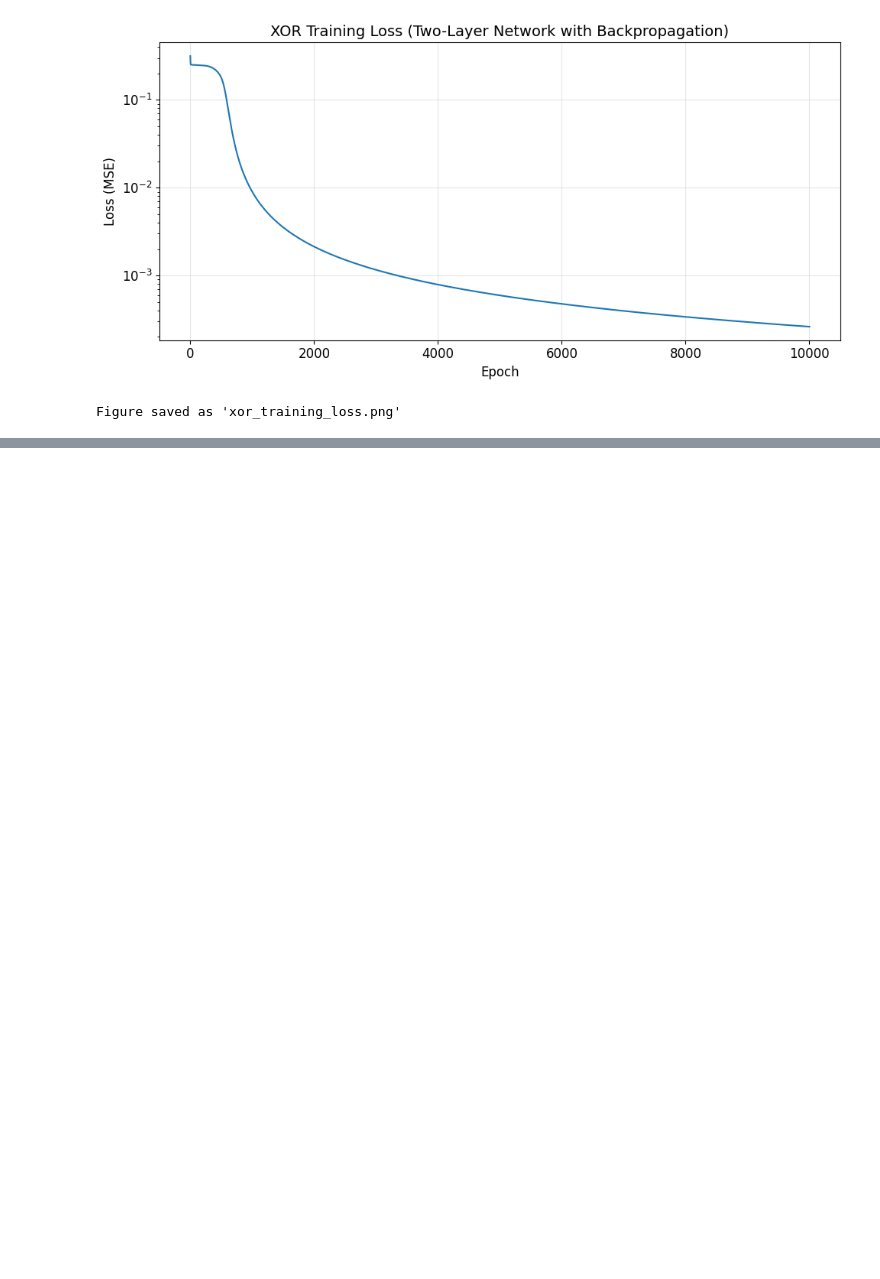
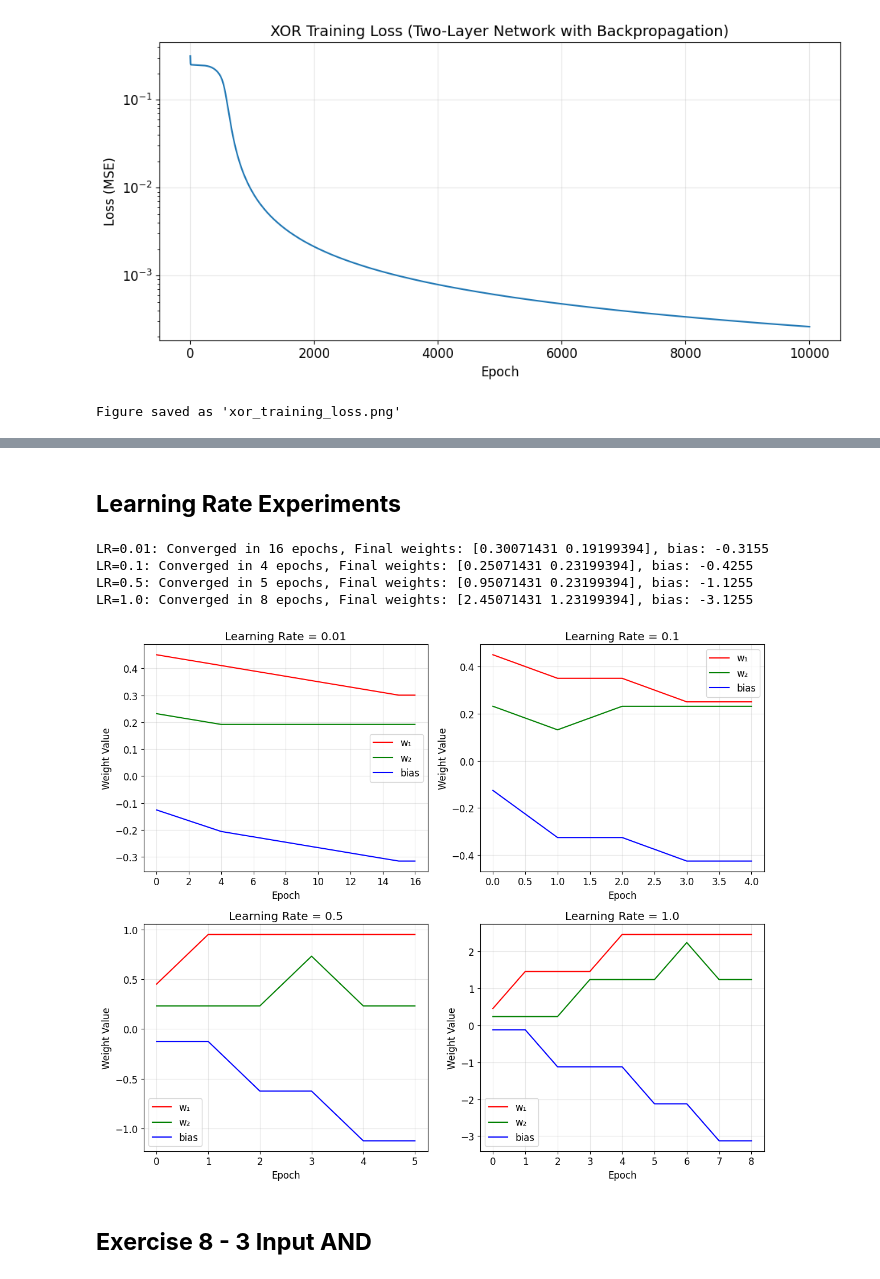
Before and after one commit to eoinocathasaigh/Artificial-Intelligence-Labs, a Jupyter notebook: Lab1.ipynb, the cells around one changed output, grey strips where cells are left out. Drawn from its saved outputs; the diff is of its cells as text; code cells hidden in the pictures; blank space fills up the shorter version.

```diff
--- a/Lab1.ipynb
+++ b/Lab1.ipynb
@@ -883,0 +965,48 @@ Figure saved as 'xor_training_loss.png'
+# %% [markdown]
+## **Learning Rate Experiments**
+# %%
+#Training the AND with different learning rates for comparison
+learning_rates = [0.01, 0.1, 0.5, 1.0]
+
+fig, axes = plt.subplots(2, 2, figsize=(12, 10))
+
+for idx, lr in enumerate(learning_rates):
+    np.random.seed(42) # Same starting point
+    # TODO: add code here to create Perceptron 'p' with learning rate 'lr'
+    p = Perceptron(n_inputs=2, learning_rate=lr)
+
+    # TODO: add code here to train the perceptron and record history
+    ## Hint: set verbose to False
+    history = p.train(X_and, y_and, epochs=50, verbose=False)
+
+
+    ax = axes[idx // 2, idx % 2]
+
+    # Plot weight evolution
+    epochs = range(len(history))
+    w1_vals = [h[0][0] for h in history]
+    w2_vals = [h[0][1] for h in history]
+    b_vals = [h[1] for h in history]
+
+    ax.plot(epochs, w1_vals, 'r-', label='w₁')
+    ax.plot(epochs, w2_vals, 'g-', label='w₂')
+    ax.plot(epochs, b_vals, 'b-', label='bias')
+
+    ax.set_xlabel('Epoch')
+    ax.set_ylabel('Weight Value')
+    ax.set_title(f'Learning Rate = {lr}')
+    ax.legend()
+    ax.grid(True, alpha=0.3)
+
+    print(f"LR={lr}: Converged in {len(history)-1} epochs, Final weights: {p.weights}, bias: {p.bias:.4f}")
+plt.tight_layout()
+plt.savefig('learning_rate_comparison.png', dpi=150, bbox_inches='tight')
+plt.show()
+# %% [output]
+LR=0.01: Converged in 16 epochs, Final weights: [0.30071431 0.19199394], bias: -0.3155
+LR=0.1: Converged in 4 epochs, Final weights: [0.25071431 0.23199394], bias: -0.4255
+LR=0.5: Converged in 5 epochs, Final weights: [0.95071431 0.23199394], bias: -1.1255
+LR=1.0: Converged in 8 epochs, Final weights: [2.45071431 1.23199394], bias: -3.1255
+[figure, added]
+# %% [markdown]
+## **Exercise 8 - 3 Input AND**
```
Also changed, not shown: parts of 34 cells of this notebook, 2 other files.
